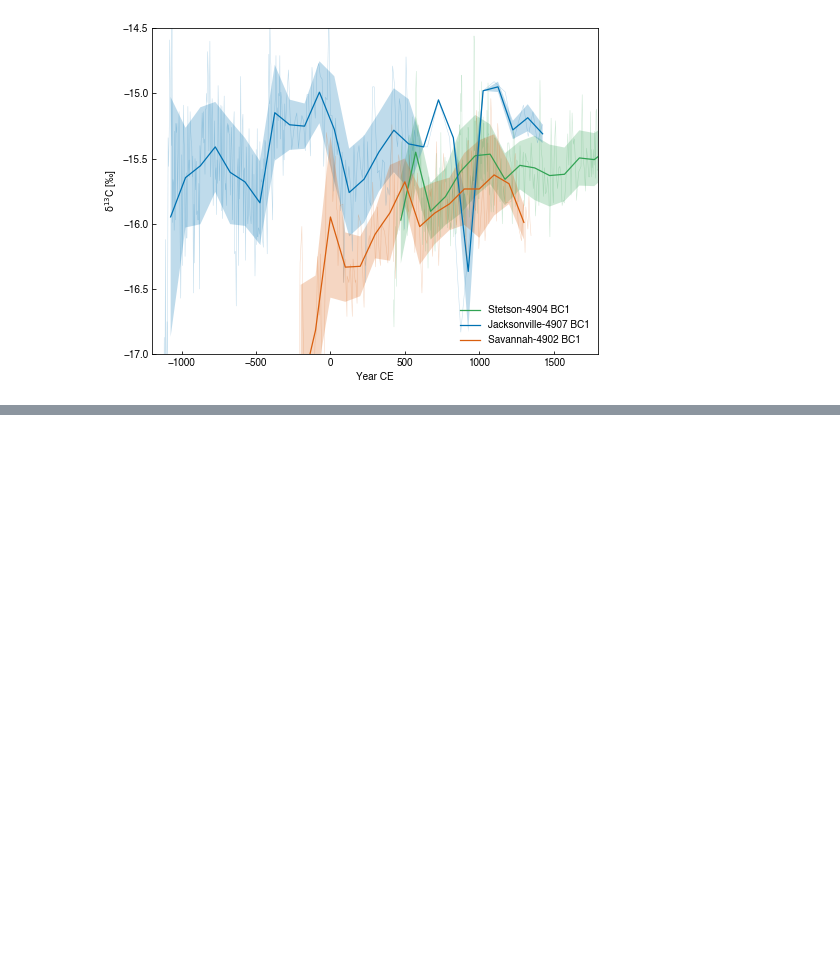
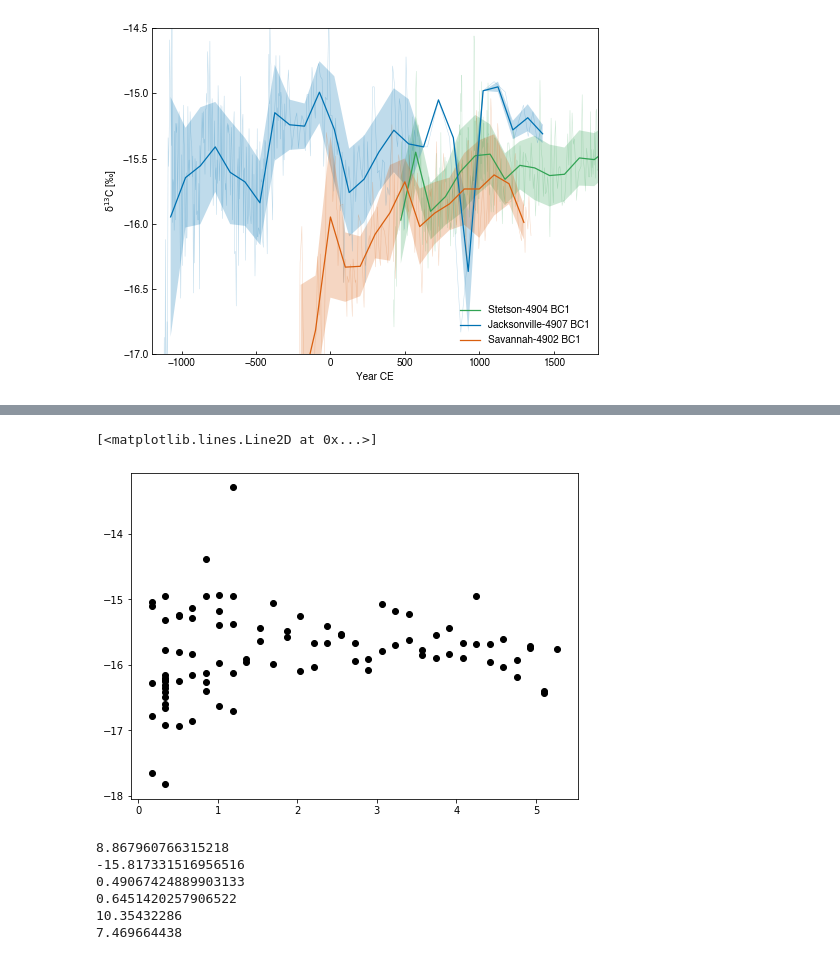
Before and after one commit to johntamu/seus-python, a Jupyter notebook: Coral Isotope Timeseries-Chapter 2.ipynb, the cells around one changed output, grey strips where cells are left out. Saved outputs shown, nothing was run; the diff lists cells and outputs as text; code cells hidden in the pictures; blank space fills up the shorter version.

```diff
--- a/Coral Isotope Timeseries-Chapter 2.ipynb
+++ b/Coral Isotope Timeseries-Chapter 2.ipynb
@@ -878,3 +951,6 @@ plt.legend(frameon=False, loc=0, prop = font)
 plt.savefig('fig_bulk_c_grouped_binned.png', dpi = 300, bbox_inches='tight')
 # %% [output]
 [figure]
+# %%
+df_bam = pd.read_csv('~/Documents/GitHub/data/schiff_jack4907 bam1 by treatment.csv', comment = '#')
+df_bam
@@ -880,0 +967,27 @@ plt.savefig('fig_bulk_c_grouped_binned.png', dpi = 300, bbox_inches='tight')
+# %%
+fig, ax = plt.subplots(figsize = (8,6))
+ax.plot('Distance', 'd13C', data = df_bam, marker = "o", color = "black", linewidth = 0)
+# %% [output]
+[<matplotlib.lines.Line2D at 0x...>]
+[figure, added]
+# %%
+meand15n = np.mean(df_bam['d15N'])
+meand13c = np.mean(df_bam['d13C'])
+d15n_std1 = np.std(df_bam['d15N'])
+d13c_std2 = np.std(df_bam['d13C'])
+d15n_max = np.amax(df_bam['d15N'])
+d15n_min = np.amin(df_bam['d15N'])
+
+print(meand15n)
+print(meand13c)
+print(d15n_std1)
+print(d13c_std2)
+print(d15n_max)
+print(d15n_min)
+# %% [output]
+8.867960766315218
+-15.817331516956516
+0.49067424889903133
+0.6451420257906522
+10.35432286
+7.469664438
```
Also changed, not shown: parts of 8 cells of this notebook, 1 other file.
